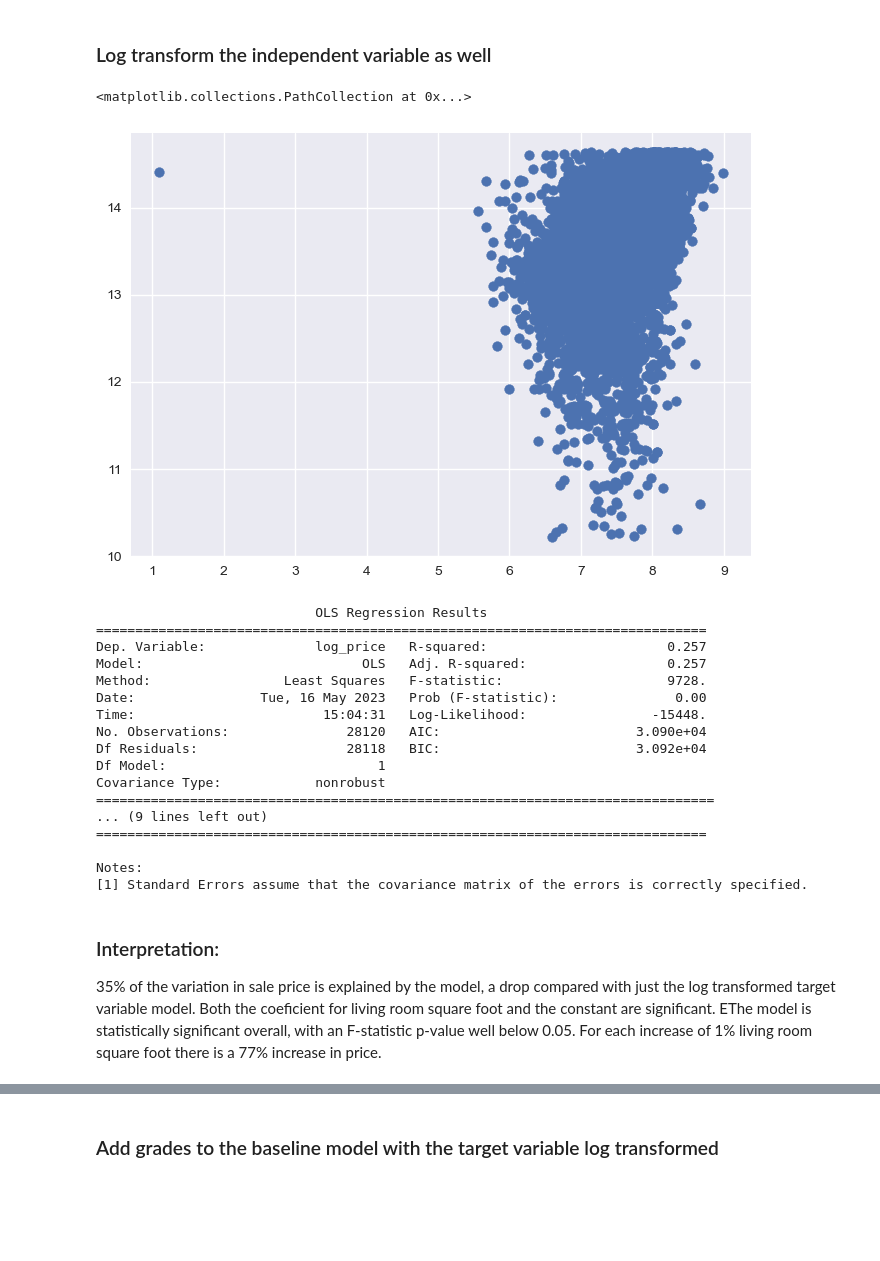
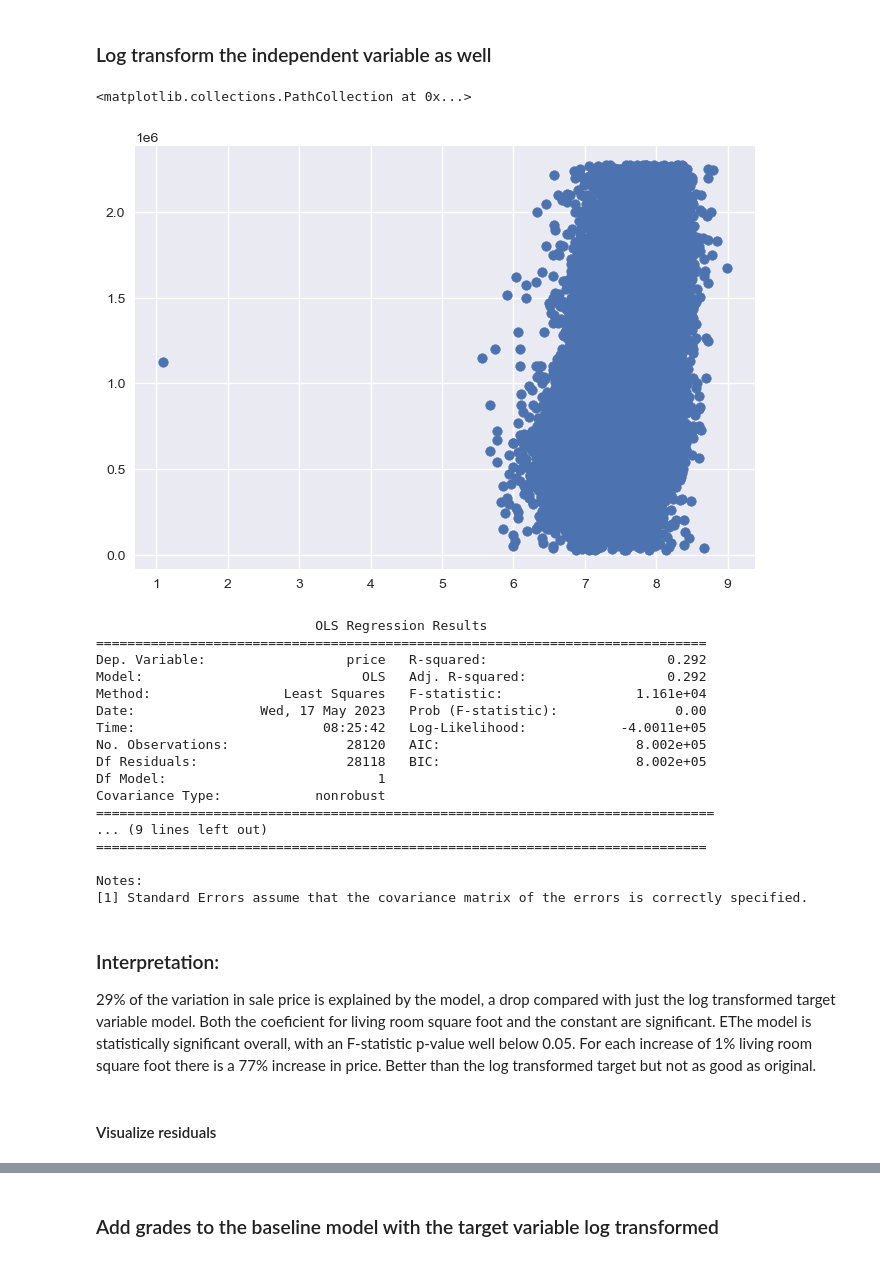
Before and after one commit to lalynjay/Housing_Prices_Analysis, a Jupyter notebook: Housing_Prices_Analysis.ipynb, the cells around one changed output, grey strips where cells are left out. Drawn from its saved outputs; the diff is of its cells as text; code cells hidden in the pictures; blank space fills up the shorter version.

```diff
--- a/Housing_Prices_Analysis.ipynb
+++ b/Housing_Prices_Analysis.ipynb
@@ -574,25 +596,25 @@ MAE of 33.5, this means that the model could be off by that amount in either dir
 # %%
 X_log = np.log(df['sqft_living'])
 # %%
-plt.scatter(x=X_log, y=y_log)
+plt.scatter(x=X_log, y=df['price'])
 # %% [output]
 <matplotlib.collections.PathCollection at 0x...>
-[figure, old version]
+[figure, new version]
 # %%
-baseline_log_xy_model = sm.OLS(y_log, sm.add_constant(X_log))
-baseline_log_xy_results = baseline_log_xy_model.fit()
+baseline_log_x_model = sm.OLS(y, sm.add_constant(X_log))
+baseline_log_x_results = baseline_log_x_model.fit()
 
-print(baseline_log_xy_results.summary())
+print(baseline_log_x_results.summary())
 # %% [output]
                             OLS Regression Results
 ==============================================================================
-Dep. Variable:              log_price   R-squared:                       0.257
-Model:                            OLS   Adj. R-squared:                  0.257
-Method:                 Least Squares   F-statistic:                     9728.
-Date:                Tue, 16 May 2023   Prob (F-statistic):               0.00
-Time:                        15:04:31   Log-Likelihood:                -15448.
-No. Observations:               28120   AIC:                         3.090e+04
-Df Residuals:                   28118   BIC:                         3.092e+04
+Dep. Variable:                  price   R-squared:                       0.292
+Model:                            OLS   Adj. R-squared:                  0.292
+Method:                 Least Squares   F-statistic:                 1.161e+04
+Date:                Wed, 17 May 2023   Prob (F-statistic):               0.00
+Time:                        08:25:42   Log-Likelihood:            -4.0011e+05
+No. Observations:               28120   AIC:                         8.002e+05
+Df Residuals:                   28118   BIC:                         8.002e+05
 Df Model:                           1
 Covariance Type:            nonrobust
 ===============================================================================
@@ -603,7 +625,9 @@ Notes:
 [1] Standard Errors assume that the covariance matrix of the errors is correctly specified.
 # %% [markdown]
 ### Interpretation:
-35% of the variation in sale price is explained by the model, a drop compared with just the log transformed target variable model. Both the coeficient for living room square foot and the constant are significant. EThe model is statistically significant overall, with an F-statistic p-value well below 0.05. For each increase of 1% living room square foot there is a 77% increase in price.
+29% of the variation in sale price is explained by the model, a drop compared with just the log transformed target variable model. Both the coeficient for living room square foot and the constant are significant. EThe model is statistically significant overall, with an F-statistic p-value well below 0.05. For each increase of 1% living room square foot there is a 77% increase in price. Better than the log transformed target but not as good as original.
+# %% [markdown]
+#### Visualize residuals
 # %%
 fig, (ax1, ax2) = plt.subplots(nrows=1, ncols=2, figsize=(16, 6))
 
```
Also changed, not shown: parts of 50 cells of this notebook.
